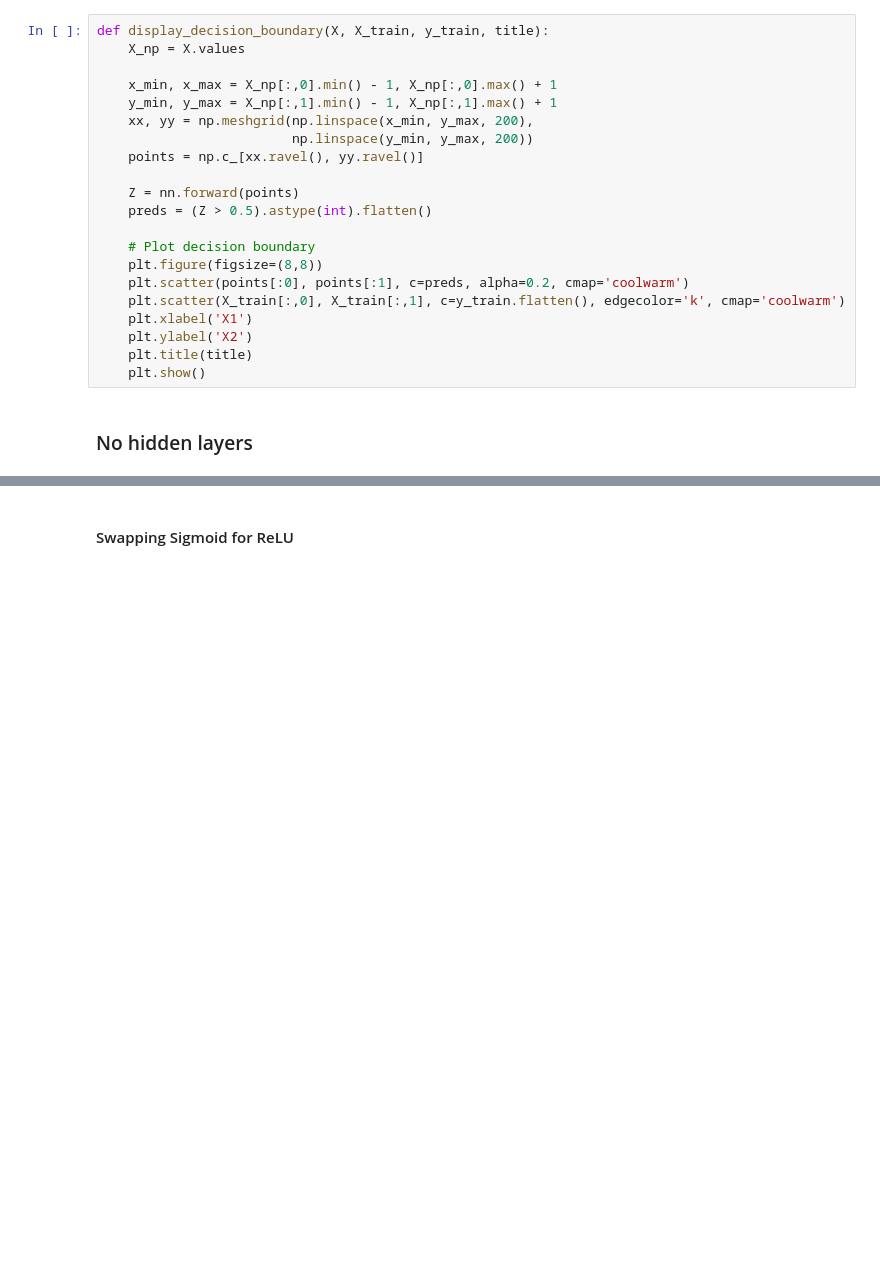
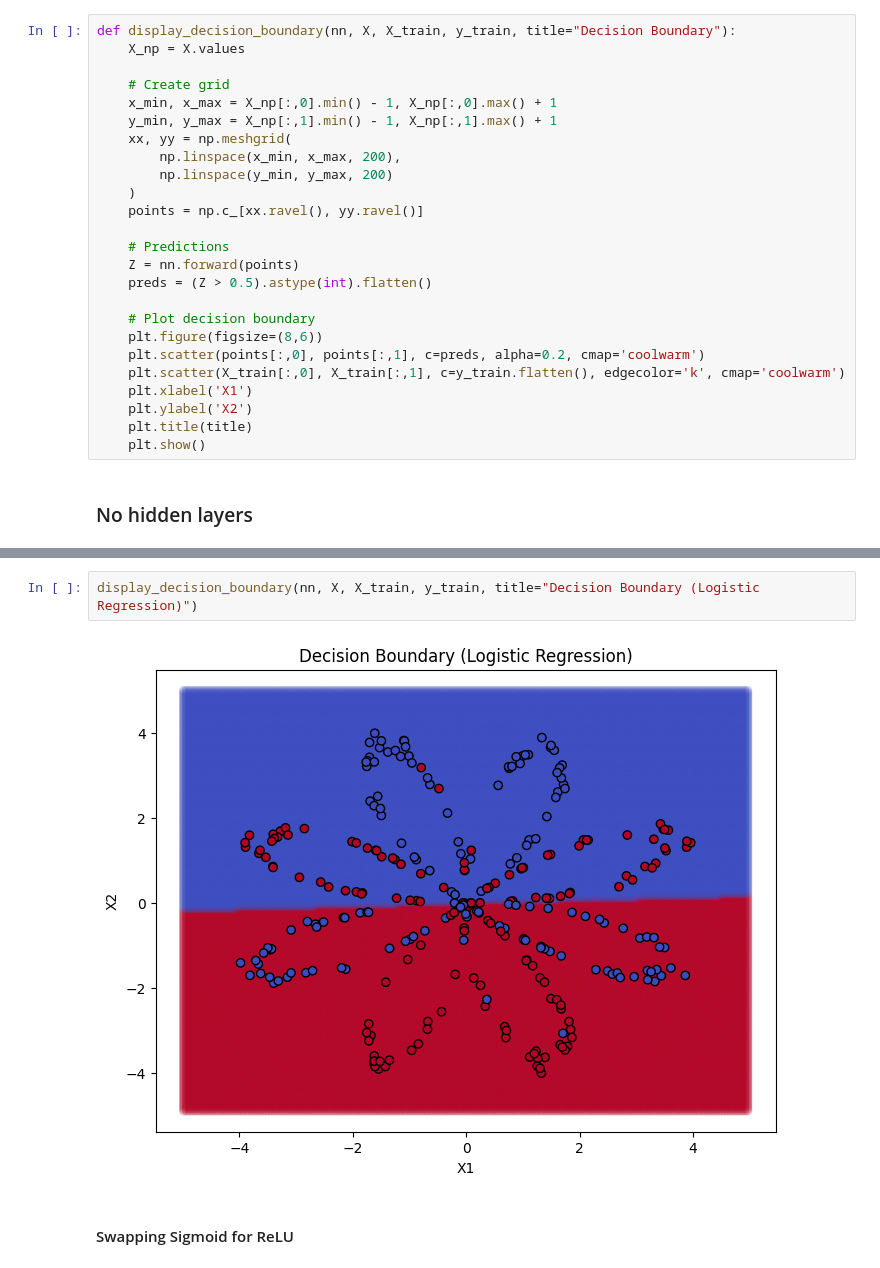
Before and after one commit to UnbiddenDragon/CS5938AssignmentThree, a Jupyter notebook: assignment_3.0_playground.ipynb, the cells around one changed output, grey strips where cells are left out. Saved outputs shown, nothing was run; the diff lists cells and outputs as text; blank space fills up the shorter version.

```diff
--- a/assignment_3.0_playground.ipynb
+++ b/assignment_3.0_playground.ipynb
@@ -233,21 +255,25 @@ def display_classification_report(nn, X_test, y_test):
 # %% [markdown]
 #### Visualisations
 # %%
-def display_decision_boundary(X, X_train, y_train, title):
+def display_decision_boundary(nn, X, X_train, y_train, title="Decision Boundary"):
     X_np = X.values
 
+    # Create grid
     x_min, x_max = X_np[:,0].min() - 1, X_np[:,0].max() + 1
     y_min, y_max = X_np[:,1].min() - 1, X_np[:,1].max() + 1
-    xx, yy = np.meshgrid(np.linspace(x_min, y_max, 200),
-                         np.linspace(y_min, y_max, 200))
+    xx, yy = np.meshgrid(
+        np.linspace(x_min, x_max, 200),
+        np.linspace(y_min, y_max, 200)
+    )
     points = np.c_[xx.ravel(), yy.ravel()]
 
+    # Predictions
     Z = nn.forward(points)
     preds = (Z > 0.5).astype(int).flatten()
 
     # Plot decision boundary
-    plt.figure(figsize=(8,8))
-    plt.scatter(points[:0], points[:1], c=preds, alpha=0.2, cmap='coolwarm')
+    plt.figure(figsize=(8,6))
+    plt.scatter(points[:,0], points[:,1], c=preds, alpha=0.2, cmap='coolwarm')
     plt.scatter(X_train[:,0], X_train[:,1], c=y_train.flatten(), edgecolor='k', cmap='coolwarm')
     plt.xlabel('X1')
     plt.ylabel('X2')
@@ -372,3 +341,7 @@ plt.show()
+# %%
+display_decision_boundary(nn, X, X_train, y_train, title="Decision Boundary (Logistic Regression)")
+# %% [output]
+[figure, added]
 # %% [markdown]
 #### Swapping Sigmoid for ReLU
 # %%
```
Also changed, not shown: parts of 7 cells of this notebook.
